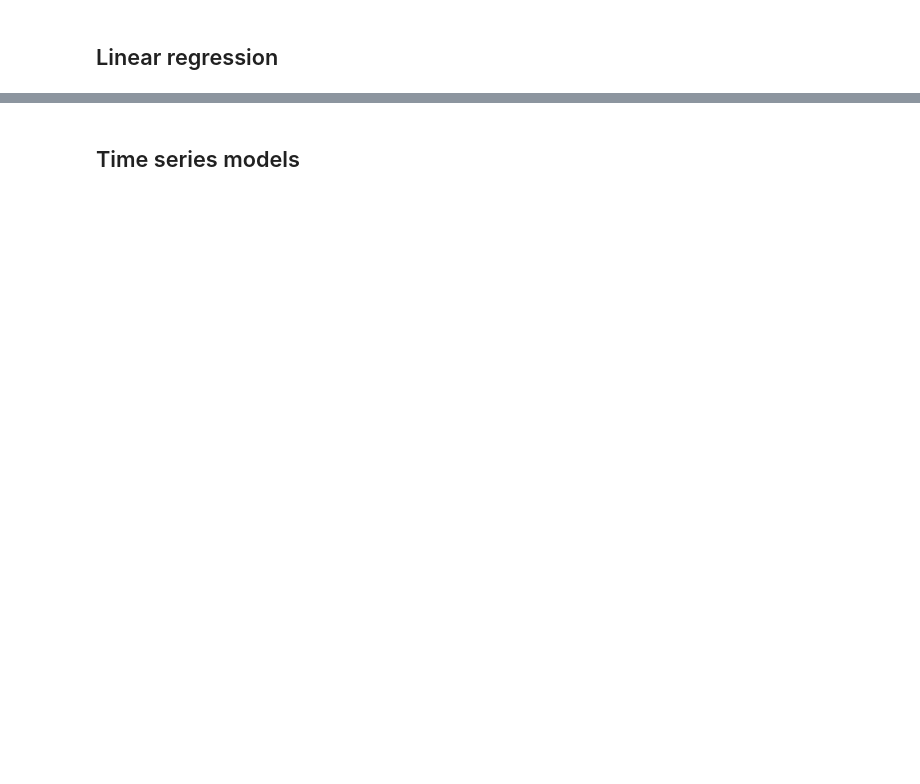
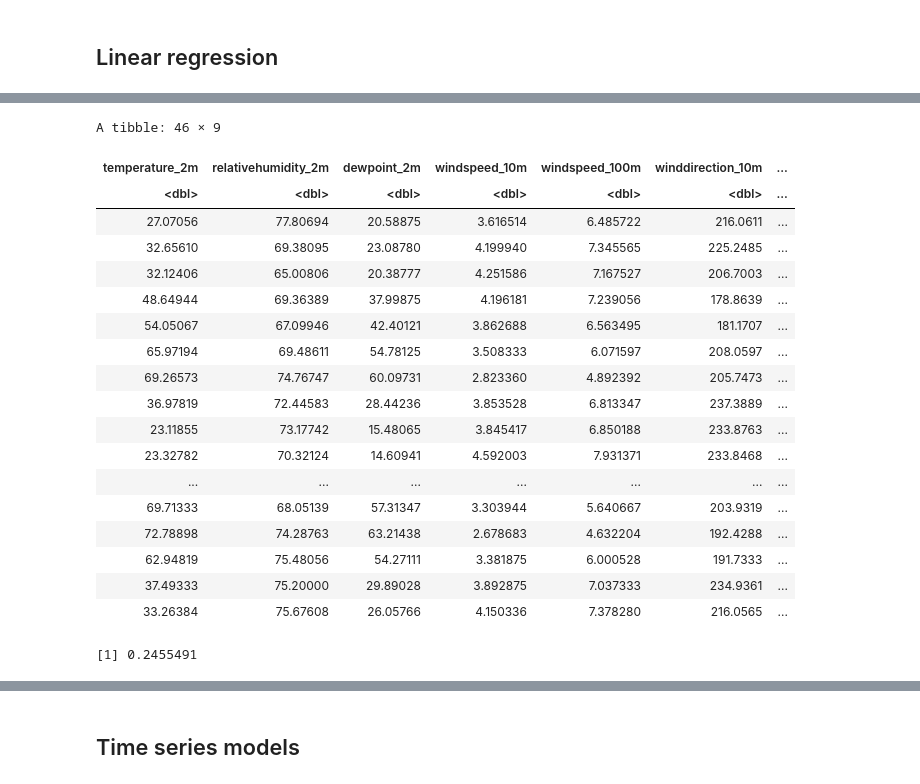
Before and after one commit to Nemczek/wind_power_prediction, a Jupyter notebook: wind_power_prediction.ipynb, the cells around one changed output, grey strips where cells are left out. Drawn from its saved outputs; the diff is of its cells as text; code cells hidden in the pictures; blank space fills up the shorter version.

```diff
--- a/wind_power_prediction.ipynb
+++ b/wind_power_prediction.ipynb
@@ -12,0 +120,38 @@ Enjoy! &#x1F600;
+# %%
+# Spliting data into test and train subsets
+sample_month <- sample(c(TRUE, FALSE), nrow(mean_data), replace=TRUE, prob=c(0.7,0.3))
+train_month  <- mean_data[sample_month, ]
+test_month   <- mean_data[!sample_month, ]
+# %%
+train_month
+# %% [output]
+A tibble: 46 × 9
+| temperature_2m | relativehumidity_2m | dewpoint_2m | windspeed_10m | windspeed_100m | winddirection_10m | ... |
+| <dbl> | <dbl> | <dbl> | <dbl> | <dbl> | <dbl> | ... |
+| 27.07056 | 77.80694 | 20.58875 | 3.616514 | 6.485722 | 216.0611 | ... |
+| 32.65610 | 69.38095 | 23.08780 | 4.199940 | 7.345565 | 225.2485 | ... |
+| 32.12406 | 65.00806 | 20.38777 | 4.251586 | 7.167527 | 206.7003 | ... |
+| 48.64944 | 69.36389 | 37.99875 | 4.196181 | 7.239056 | 178.8639 | ... |
+| 54.05067 | 67.09946 | 42.40121 | 3.862688 | 6.563495 | 181.1707 | ... |
+| 65.97194 | 69.48611 | 54.78125 | 3.508333 | 6.071597 | 208.0597 | ... |
+| 69.26573 | 74.76747 | 60.09731 | 2.823360 | 4.892392 | 205.7473 | ... |
+| 36.97819 | 72.44583 | 28.44236 | 3.853528 | 6.813347 | 237.3889 | ... |
+| 23.11855 | 73.17742 | 15.48065 | 3.845417 | 6.850188 | 233.8763 | ... |
+| 23.32782 | 70.32124 | 14.60941 | 4.592003 | 7.931371 | 233.8468 | ... |
+| ... | ... | ... | ... | ... | ... | ... |
+| 69.71333 | 68.05139 | 57.31347 | 3.303944 | 5.640667 | 203.9319 | ... |
+| 72.78898 | 74.28763 | 63.21438 | 2.678683 | 4.632204 | 192.4288 | ... |
+| 62.94819 | 75.48056 | 54.27111 | 3.381875 | 6.000528 | 191.7333 | ... |
+| 37.49333 | 75.20000 | 29.89028 | 3.892875 | 7.037333 | 234.9361 | ... |
+| 33.26384 | 75.67608 | 26.05766 | 4.150336 | 7.378280 | 216.0565 | ... |
+# %%
+# Calculating stuff for variable selection methods
+cor_month = cor(train_month)
+R0_month = cor_month[1:8,ncol(cor_month)]
+R_month = cor_month[1:8, 1:8]
+
+t = qt(0.05, nrow(train_month) - 2)
+r_star_month = sqrt(t^2 / (t^2 + nrow(train_month) - 2))
+r_star_month
+# %% [output]
+[1] 0.2455491
```
Also changed, not shown: parts of 15 cells of this notebook.
